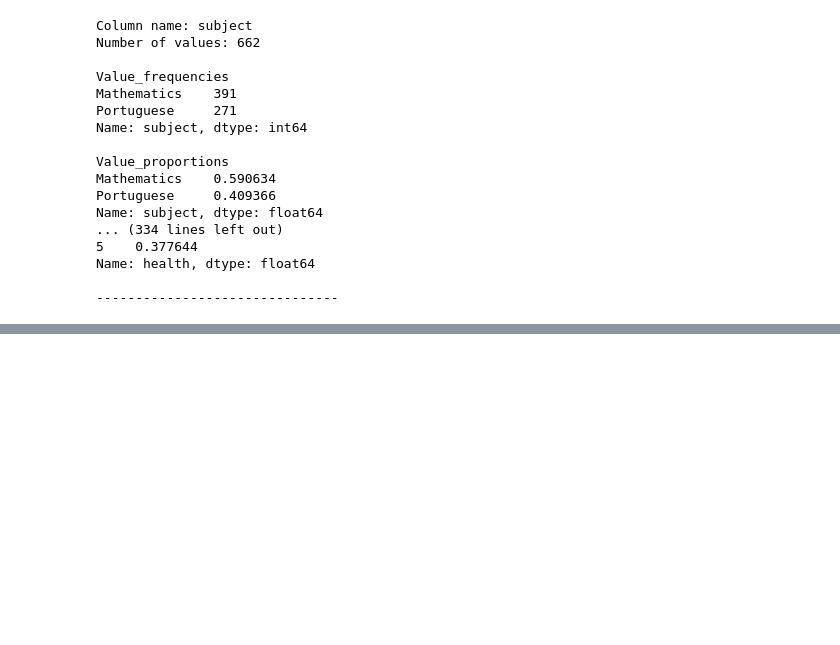
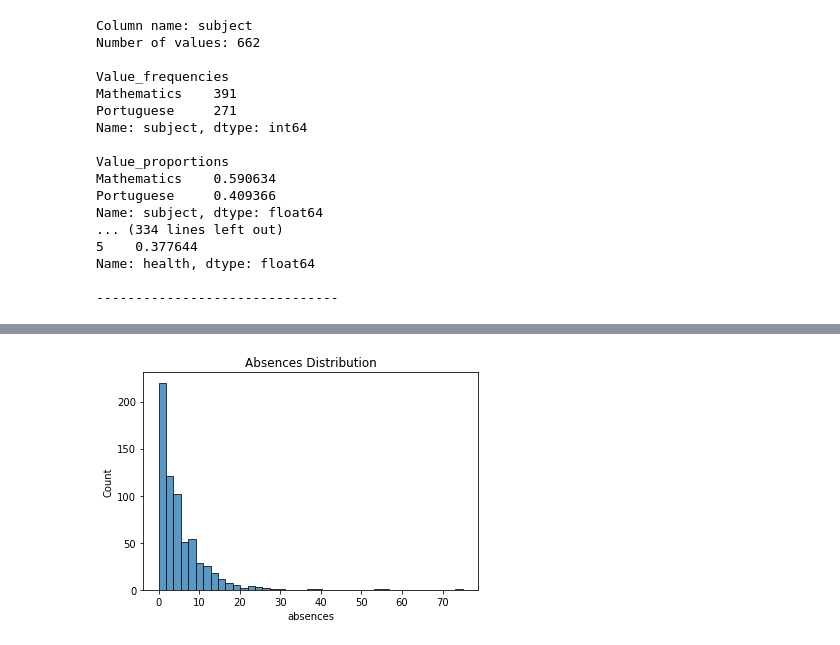
Before and after one commit to nromano2/TP1_NVR_TMM, a Jupyter notebook: TP1_NVR_TMM.ipynb, the cells around one changed output, grey strips where cells are left out. Saved outputs shown, nothing was run; the diff lists cells and outputs as text; code cells hidden in the pictures; blank space fills up the shorter version.

```diff
--- a/TP1_NVR_TMM.ipynb
+++ b/TP1_NVR_TMM.ipynb
@@ -371,0 +390,6 @@ Name: health, dtype: float64
+# %%
+figure4 = sns.histplot(data=df, x='absences')
+plt.title("Absences Distribution")
+plt.savefig("absences_distributions.png", bbox_inches='tight')
+# %% [output]
+[figure, added]
```
Also changed, not shown: parts of 46 cells of this notebook.
